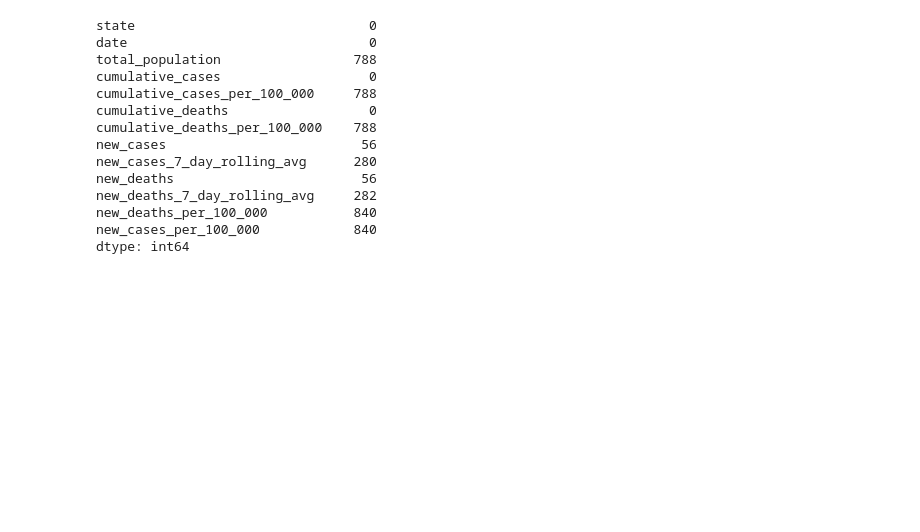
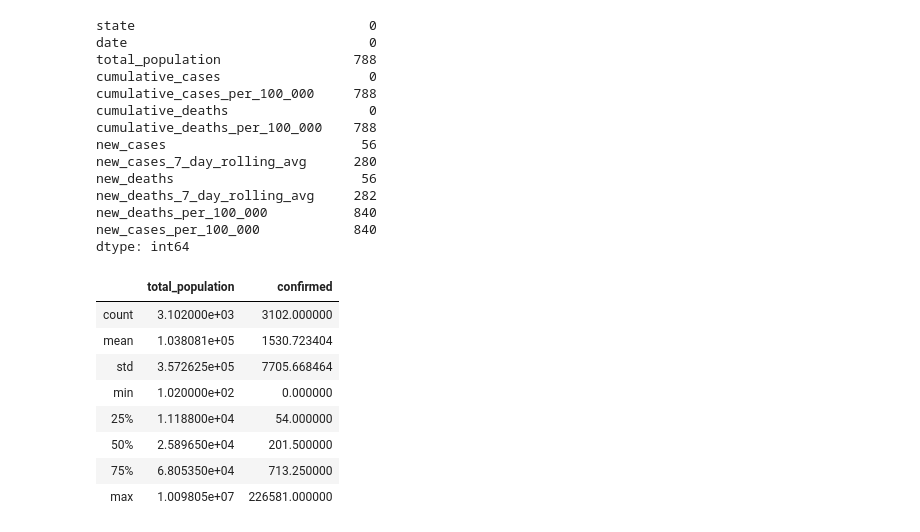
Before and after one commit to efebuyuk/Data-Investigation-on-JHU-COVID-19-tracking-project, a Jupyter notebook: main.ipynb, the cells around one changed output. Drawn from its saved outputs; the diff is of its cells as text; code cells hidden in the pictures; blank space fills up the shorter version.

```diff
--- a/main.ipynb
+++ b/main.ipynb
@@ -13,6 +14,7 @@
 ##################################################
 # %%
 import pandas as pd
+from sklearn.tree import DecisionTreeRegressor
 
 # save filepaths to variables for easier access
 county_level_confirmed_cases_file_path = "datasets/1_county_level_confirmed_cases.csv"
@@ -21,13 +23,13 @@ cases_and_deaths_by_state_file_path = "datasets/3_cases_and_deaths_by_state_time
 
 
 # read the data and store data in DataFrames
-country_level_data = pd.read_csv(county_level_confirmed_cases_file_path)
+county_level_data = pd.read_csv(county_level_confirmed_cases_file_path)
 cases_and_deaths_by_county_data = pd.read_csv(cases_and_deaths_by_county_file_path)
 cases_and_deaths_by_state_data = pd.read_csv(cases_and_deaths_by_state_file_path)
 
 
 # print a summary of the data in County Level Confirmed Cases
-country_level_data.describe()
+county_level_data.describe()
 # %% [output]
 |  | fips_code | lat | lon | total_population | confirmed | confirmed_per_100000 | deaths | ... |
 | count | 3239.000000 | 3188.000000 | 3188.000000 | 3.180000e+03 | 3249.000000 | 3180.000000 | 3249.000000 | ... |
@@ -77,0 +103,3 @@ country_level_data.columns.isna().sum()
+# %%
+# drop NA values
+county_level_data = county_level_data.dropna(axis=0)
@@ -117,0 +173,20 @@ dtype: int64
+# %%
+# select the prediction target from County Level Confirmed Cases dataset
+y = county_level_data.deaths
+
+# choose features to make predictions
+county_level_features = ['total_population', 'confirmed']
+X = county_level_data[county_level_features]
+
+# review data
+X.describe()
+# %% [output]
+|  | total_population | confirmed |
+| count | 3.102000e+03 | 3102.000000 |
+| mean | 1.038081e+05 | 1530.723404 |
+| std | 3.572625e+05 | 7705.668464 |
+| min | 1.020000e+02 | 0.000000 |
+| 25% | 1.118800e+04 | 54.000000 |
+| 50% | 2.589650e+04 | 201.500000 |
+| 75% | 6.805350e+04 | 713.250000 |
+| max | 1.009805e+07 | 226581.000000 |
```
Also changed, not shown: parts of 11 cells of this notebook, 1 other file.
